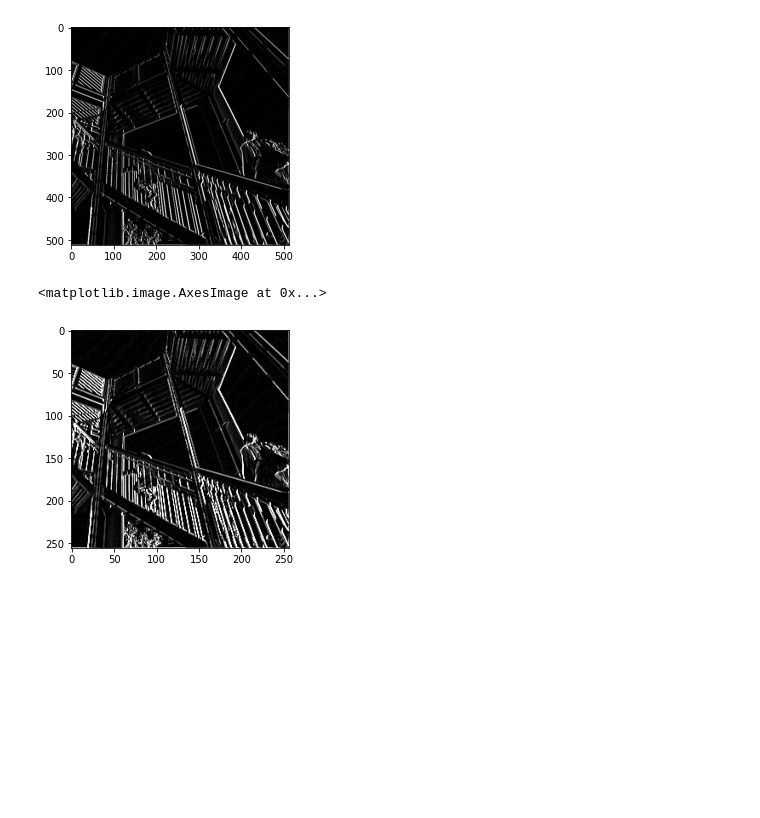
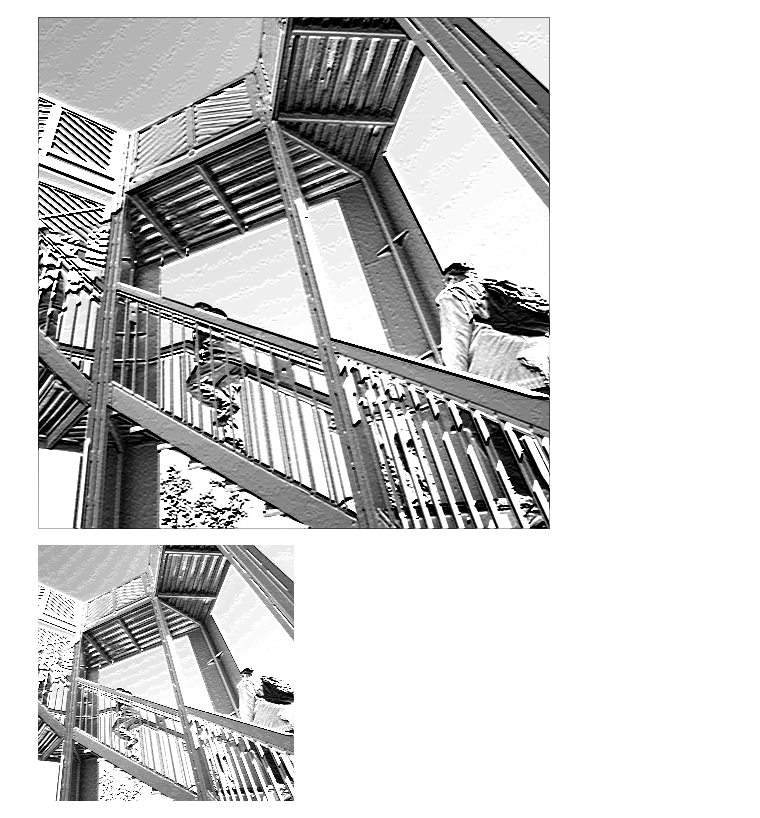
Before and after one commit to Lotfullah21/Deep-Learning, a Jupyter notebook: Convolution_Effects.ipynb, the cells around one changed output. Saved outputs shown, nothing was run; the diff lists cells and outputs as text; code cells hidden in the pictures; blank space fills up the shorter version.

```diff
--- a/Convolution_Effects.ipynb
+++ b/Convolution_Effects.ipynb
@@ -27,17 +21,16 @@ size_x = image_transformed.shape[0]
 size_y = image_transformed.shape[1]
 # %%
 # Experiment with different values and see the effect
-filter = [ [0, 1, 0], [1, -4, 1], [0, 1, 0]]
+# filter = [ [2, 2, 2], [0, 0, 0], [-2, -2, -2]]
 
-# A couple more filters to try for fun!
-filter = [ [-1, -2, -1], [0, 0, 0], [1, 2, 1]]
-filter = [ [-1, 0, 1], [-2, 0, 2], [-1, 0, 1]]
+# for example here we apply the filter which is commonly used for vertical edge detection
+filter = [ [-1, -2, -1], [0, 0, 0], [1, 2, 2]]
 
 # If all the digits in the filter don't add up to 0 or 1, you
 # should probably do a weight to get it to do so
 # so, for example, if your weights are 1,1,1 1,2,1 1,1,1
 # They add up to 10, so you would set a weight of .1 if you want to normalize them
-weight  = 1
+weight  = 2
 # %%
 # Iterate over the image
 for x in range(1,size_x-1):
@@ -66,12 +59,10 @@ for x in range(1,size_x-1):
       image_transformed[x, y] = convolution
 # %%
 # Plot the image. Note the size of the axes -- they are 512 by 512
-plt.gray()
-plt.grid(False)
-plt.imshow(image_transformed)
-plt.show()
+
+cv2_imshow(image_transformed)
 # %% [output]
-[figure, old version]
+[figure, new version]
 # %%
 # Assign dimensions half the size of the original image
 new_x = int(size_x/2)
@@ -95,9 +86,7 @@ for x in range(0, size_x, 2):
     newImage[int(x/2),int(y/2)] = max(pixels)
 
 # Plot the image. Note the size of the axes -- it is now 256 pixels instead of 512
-plt.gray()
-plt.grid(False)
-plt.imshow(newImage)
+
+cv2_imshow(newImage)
 # %% [output]
-<matplotlib.image.AxesImage at 0x...>
-[figure, old version]
+[figure, new version]
```
Also changed, not shown: parts of 4 cells of this notebook.
